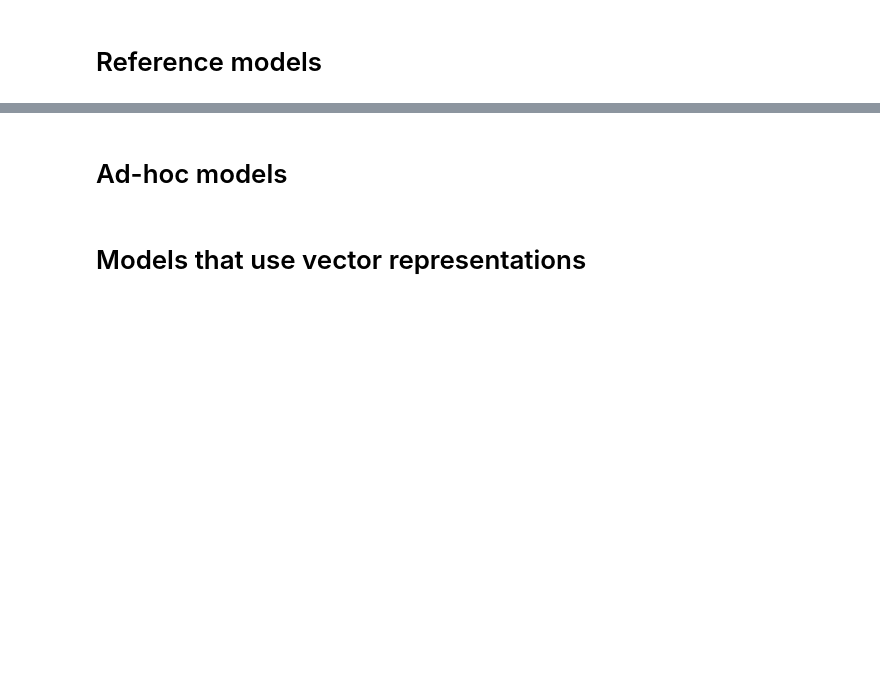
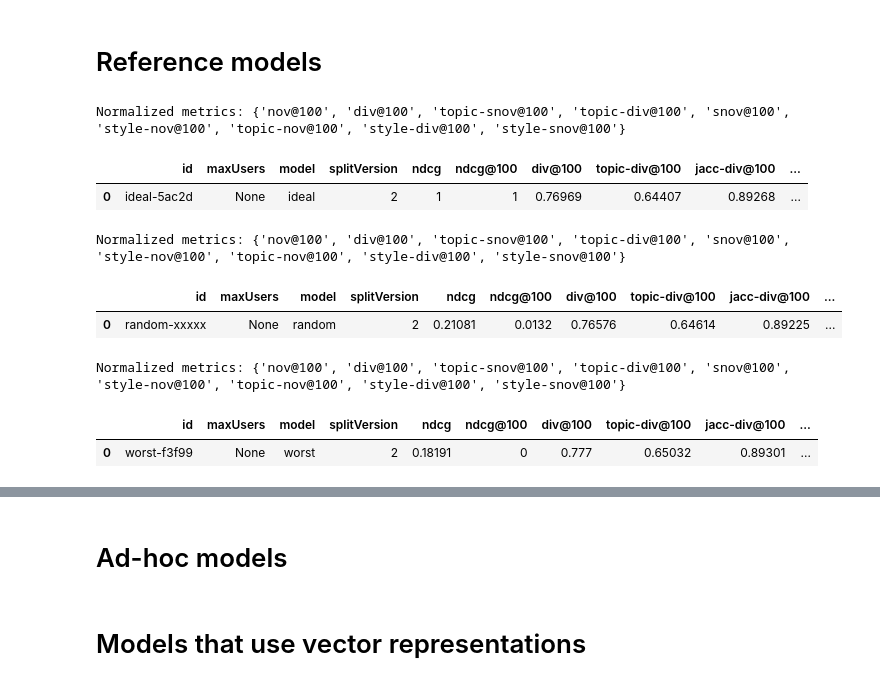
Before and after one commit to arthur-gallois/Twinews-adapted, a Jupyter notebook: twinews/evaluation/hjreport.ipynb, the cells around one changed output, grey strips where cells are left out. Cells and saved outputs as stored; diff of their text form; code cells hidden in the pictures; blank space fills up the shorter version.

```diff
--- a/twinews/evaluation/hjreport.ipynb
+++ b/twinews/evaluation/hjreport.ipynb
@@ -118,8 +120,18 @@ printModelList(1)
 # %% [markdown]
 # Reference models
 # %%
-args = ('div', 'nov', 'ser')
+args = ('div')
 basicPrint('ideal', *args, splitVersion=2)
 basicPrint('random', *args, splitVersion=2)
 basicPrint('worst', *args, splitVersion=2)
+# %% [output]
+Normalized metrics: {'nov@100', 'div@100', 'topic-snov@100', 'topic-div@100', 'snov@100', 'style-nov@100', 'topic-nov@100', 'style-div@100', 'style-snov@100'}
+|  | id | maxUsers | model | splitVersion | ndcg | ndcg@100 | div@100 | topic-div@100 | jacc-div@100 | ... |
+| 0 | ideal-5ac2d | None | ideal | 2 | 1 | 1 | 0.76969 | 0.64407 | 0.89268 | ... |
+Normalized metrics: {'nov@100', 'div@100', 'topic-snov@100', 'topic-div@100', 'snov@100', 'style-nov@100', 'topic-nov@100', 'style-div@100', 'style-snov@100'}
+|  | id | maxUsers | model | splitVersion | ndcg | ndcg@100 | div@100 | topic-div@100 | jacc-div@100 | ... |
+| 0 | random-xxxxx | None | random | 2 | 0.21081 | 0.0132 | 0.76576 | 0.64614 | 0.89225 | ... |
+Normalized metrics: {'nov@100', 'div@100', 'topic-snov@100', 'topic-div@100', 'snov@100', 'style-nov@100', 'topic-nov@100', 'style-div@100', 'style-snov@100'}
+|  | id | maxUsers | model | splitVersion | ndcg | ndcg@100 | div@100 | topic-div@100 | jacc-div@100 | ... |
+| 0 | worst-f3f99 | None | worst | 2 | 0.18191 | 0 | 0.777 | 0.65032 | 0.89301 | ... |
 # %%
```
Also changed, not shown: parts of 2 cells of this notebook, 1 other file.
